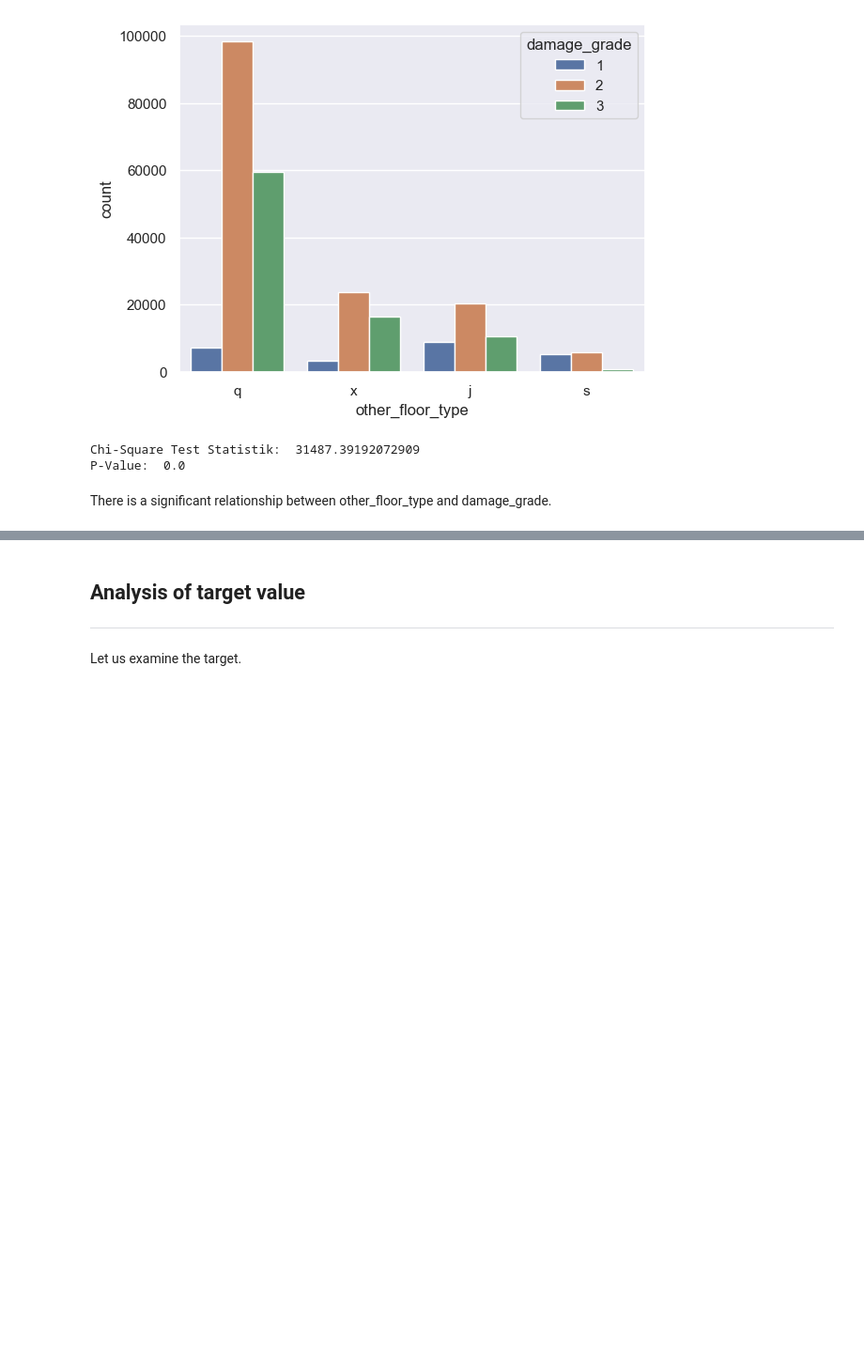
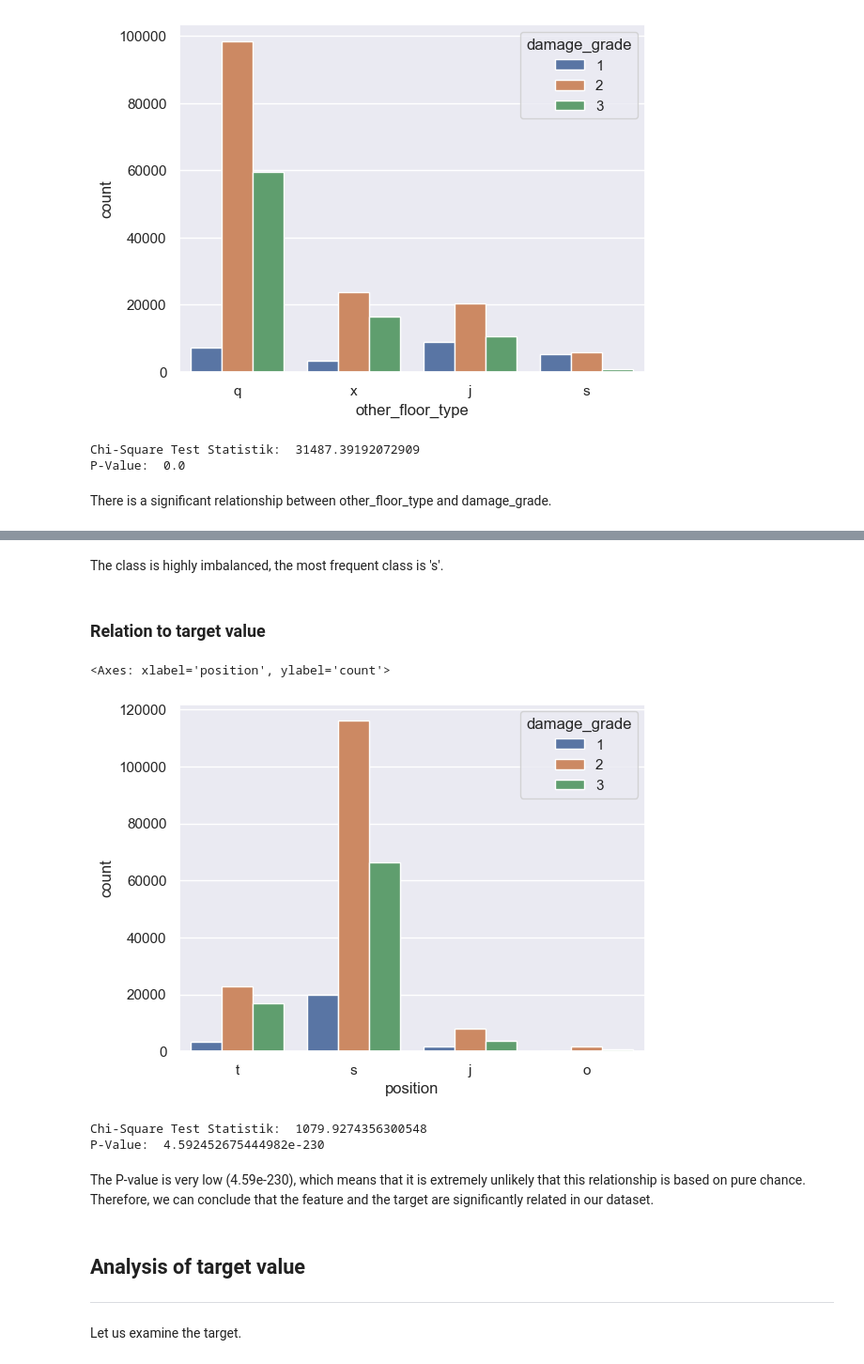
Before and after one commit to Sidies/-2015_Gorkha_earthquake_damage_prediction, a Jupyter notebook: notebooks/Exploration.ipynb, the cells around one changed output, grey strips where cells are left out. Shown at 94% size. Saved outputs shown, nothing was run; the diff lists cells and outputs as text; code cells hidden in the pictures; blank space fills up the shorter version.

```diff
--- a/notebooks/Exploration.ipynb
+++ b/notebooks/Exploration.ipynb
@@ -592,3 +610,24 @@ There is a significant relationship between other_floor_type and damage_grade.
+# %% [markdown]
+The class is highly imbalanced, the most frequent class is 's'.
+# %% [markdown]
+### Relation to target value
+# %%
+merged_df = pd.merge(train_df, target_df, on='building_id')
+sns.countplot(x='position', hue='damage_grade', data=merged_df)
+# %% [output]
+<Axes: xlabel='position', ylabel='count'>
+[figure, added]
+# %%
+cross_tab = pd.crosstab(merged_df['position'], merged_df['damage_grade'])
+chi2, pval, dof, exp_freq = chi2_contingency(cross_tab)
+
+print("Chi-Square Test Statistik: ", chi2)
+print("P-Value: ", pval)
+# %% [output]
+Chi-Square Test Statistik:  1079.9274356300548
+P-Value:  4.592452675444982e-230
+# %% [markdown]
+The P-value is very low (4.59e-230), which means that it is extremely unlikely that this relationship is based on pure chance. Therefore, we can conclude that the feature and the target are significantly related in our dataset.
 # %% [markdown]
 ## Analysis of target value
 ---
```
Also changed, not shown: parts of 3 cells of this notebook.
